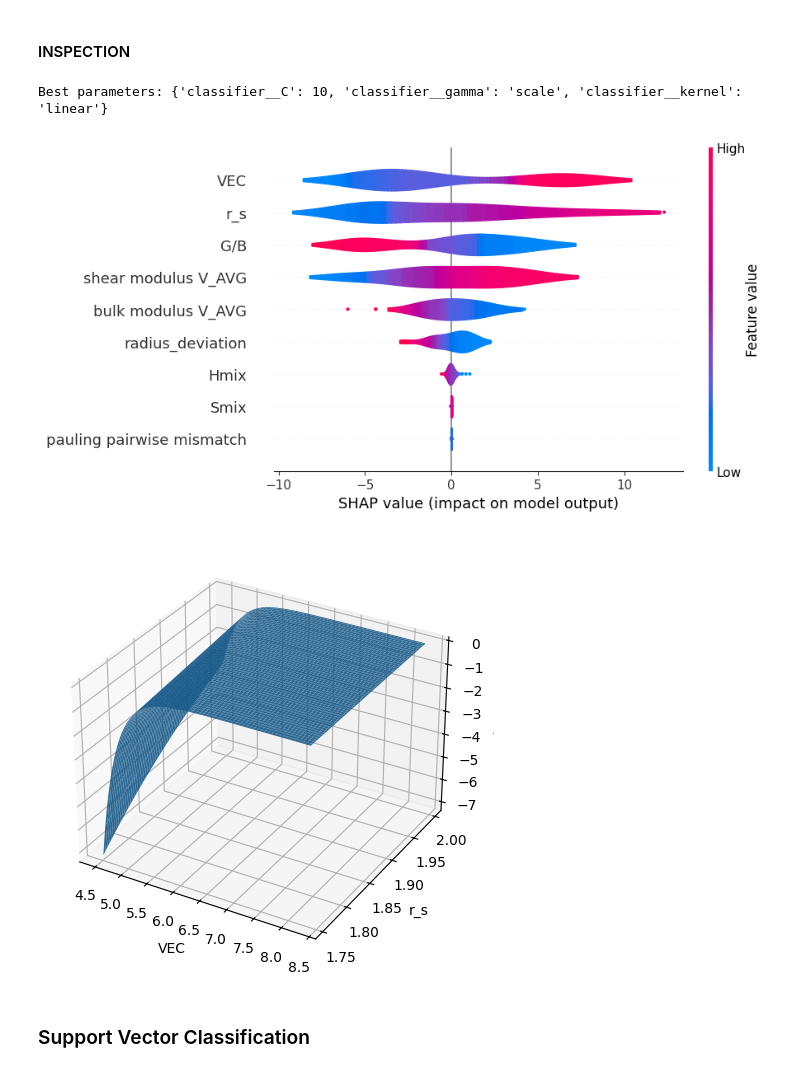
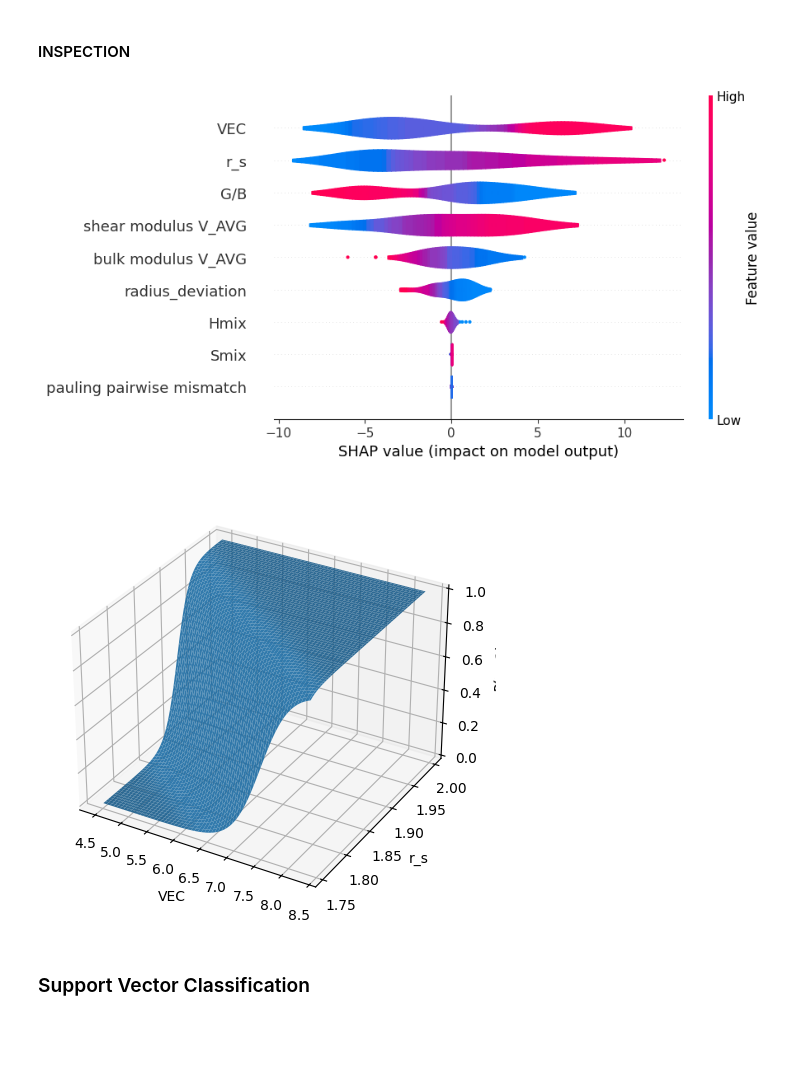
Before and after one commit to mahata-lab/Tungsten-Ductile-Brittle-Temperature, a Jupyter notebook: Ductility_Classification.ipynb, the cells around one changed output. Saved outputs shown, nothing was run; the diff lists cells and outputs as text; code cells hidden in the pictures; blank space fills up the shorter version.

```diff
--- a/Ductility_Classification.ipynb
+++ b/Ductility_Classification.ipynb
@@ -260,10 +279,10 @@ rf = RandomForestClassifier(
 
 # Define parameter grid
 rf_params = {
-    'n_estimators': [50, 100],
-    'max_depth': [2, 3, 5, None],
-    'min_samples_split': [2, 5],
-    'min_samples_leaf': [1, 3]
+    'n_estimators': [50, 100,200],
+    'max_depth': [2, 3, 4, 5, None],
+    'min_samples_split': [2,3,5],
+    'min_samples_leaf': [1, 3, 5]
 }
 
 # Define multiple scorers
@@ -624,36 +643,35 @@ lr_shap_values = lr_explainer(X_scaled)
 # Visualize SHAP values
 shap.plots.violin(lr_shap_values, X_scaled, feature_names=X.columns if hasattr(X, 'columns') else None)
 # %% [output]
-Best parameters: {'classifier__C': 10, 'classifier__gamma': 'scale', 'classifier__kernel': 'linear'}
 [figure]
 # %%
 from mpl_toolkits.mplot3d import Axes3D  # noqa: F401
 
 def plot_3d_surface(clf, X, f1, f2, target=1):
     x1 = X[f1].to_numpy(); x2 = X[f2].to_numpy()
     g1 = np.linspace(x1.min(), x1.max(), 120)
     g2 = np.linspace(x2.min(), x2.max(), 120)
     xx, yy = np.meshgrid(g1, g2)
 
     ref = X.median(numeric_only=True).to_dict()
     Xref = pd.DataFrame({c: ref.get(c, 0) for c in X.columns}, index=np.arange(xx.size))
     Xref[f1] = xx.ravel(); Xref[f2] = yy.ravel()
 
     if hasattr(clf, "predict_proba"):
         Z = clf.predict_proba(Xref)[:, target].reshape(xx.shape)
     else:
         Z = 1/(1+np.exp(-clf.decision_function(Xref))).reshape(xx.shape)
 
     fig = plt.figure(figsize=(6,4.5))
     ax = fig.add_subplot(111, projection='3d')
     ax.plot_surface(xx, yy, Z, rstride=2, cstride=2, alpha=0.9)
     ax.set_xlabel(f1); ax.set_ylabel(f2); ax.set_zlabel("P(y=1)")
     plt.tight_layout(); plt.show()
 
 # usage:
-plot_3d_surface(lr, X, "VEC", "r_s")
+plot_3d_surface(best_lr, X, "VEC", "r_s")
 # %% [output]
-[figure, old version]
+[figure, new version]
 # %% [markdown]
 ### Support Vector Classification
 # %%
```
Also changed, not shown: parts of 23 cells of this notebook.
